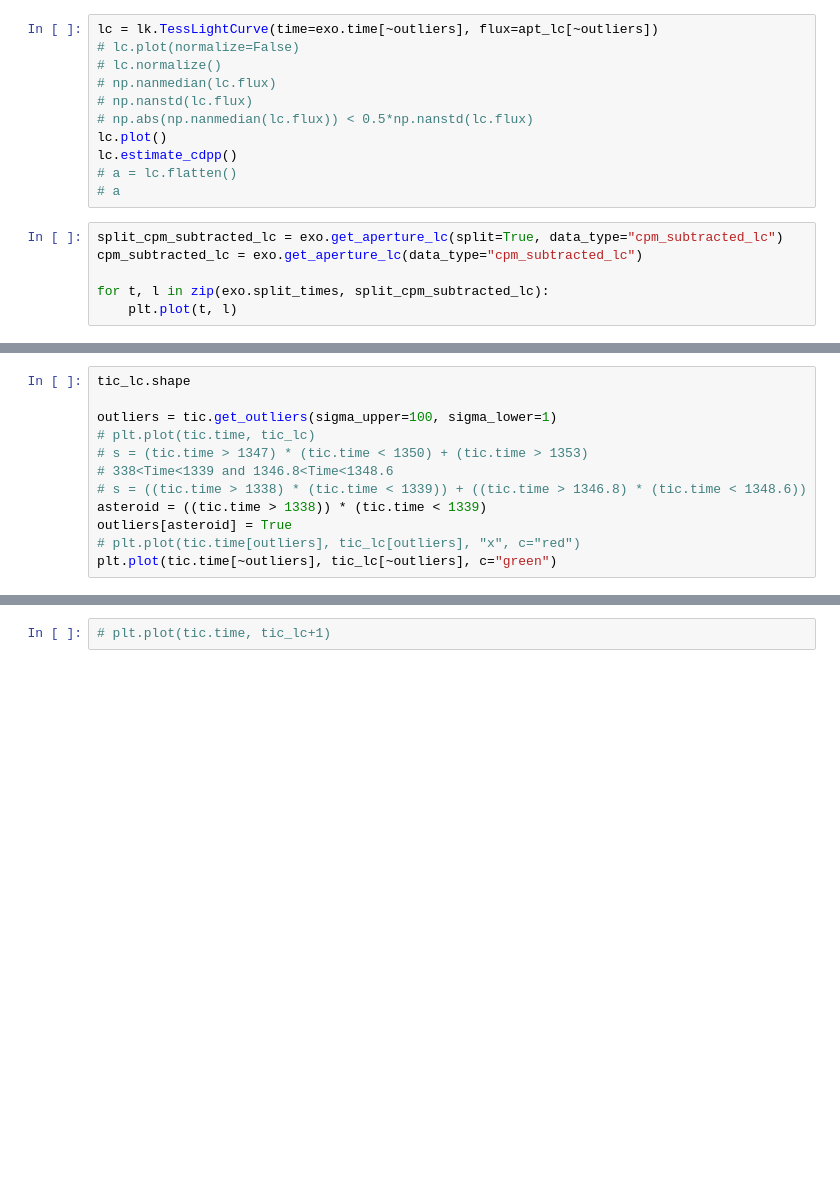
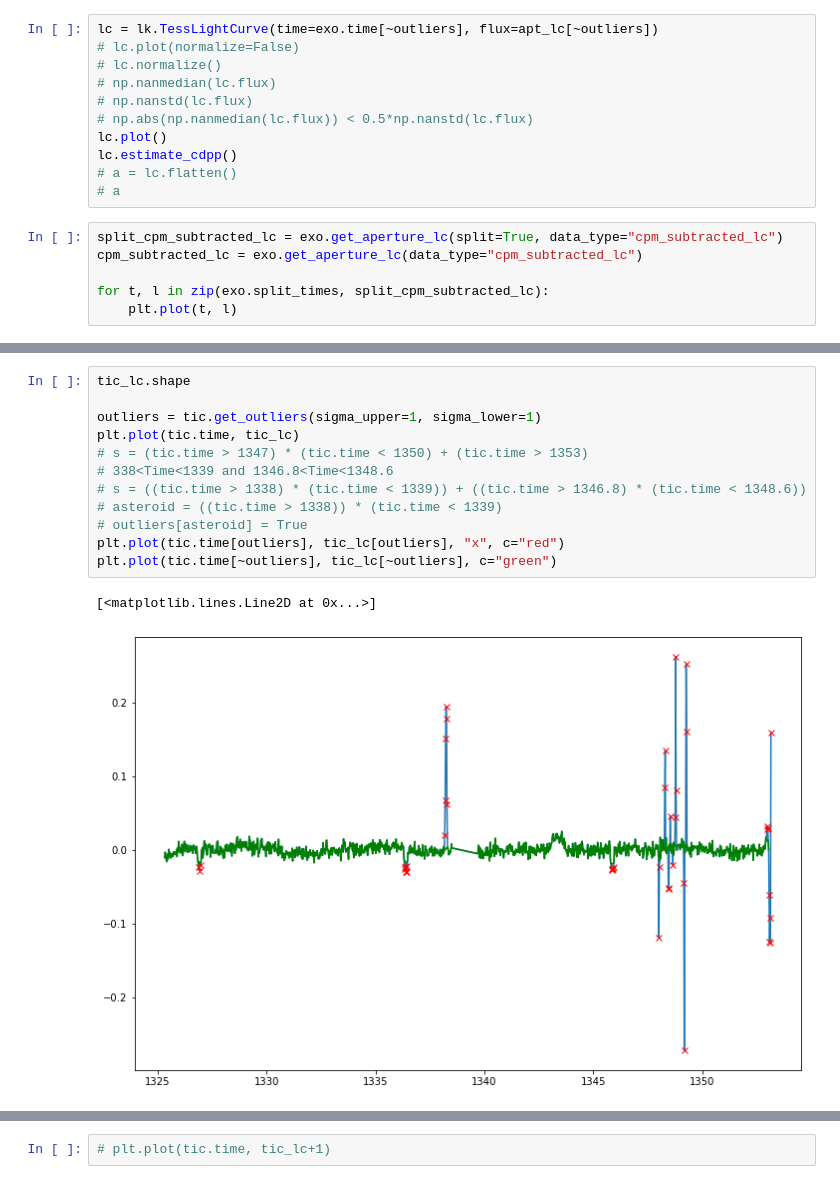
Before and after one commit to soichiro-hattori/unpopular, a Jupyter notebook: exoplanets.ipynb, the cells around one changed output, grey strips where cells are left out. Drawn from its saved outputs; the diff is of its cells as text; blank space fills up the shorter version.

```diff
--- a/exoplanets.ipynb
+++ b/exoplanets.ipynb
@@ -133,15 +165,18 @@ plt.plot(tic.time, tic_lc)
 # %%
 tic_lc.shape
 
-outliers = tic.get_outliers(sigma_upper=100, sigma_lower=1)
-# plt.plot(tic.time, tic_lc)
+outliers = tic.get_outliers(sigma_upper=1, sigma_lower=1)
+plt.plot(tic.time, tic_lc)
 # s = (tic.time > 1347) * (tic.time < 1350) + (tic.time > 1353)
 # 338<Time<1339 and 1346.8<Time<1348.6
 # s = ((tic.time > 1338) * (tic.time < 1339)) + ((tic.time > 1346.8) * (tic.time < 1348.6))
-asteroid = ((tic.time > 1338)) * (tic.time < 1339)
-outliers[asteroid] = True
-# plt.plot(tic.time[outliers], tic_lc[outliers], "x", c="red")
+# asteroid = ((tic.time > 1338)) * (tic.time < 1339)
+# outliers[asteroid] = True
+plt.plot(tic.time[outliers], tic_lc[outliers], "x", c="red")
 plt.plot(tic.time[~outliers], tic_lc[~outliers], c="green")
+# %% [output]
+[<matplotlib.lines.Line2D at 0x...>]
+[figure, added]
 # %%
 tic.holdout_fit_predict(k=50, mask=~outliers);
 # tic.plot_pix_by_pix("rescaled_cpm_subtracted_flux", split=True)
```
Also changed, not shown: parts of 14 cells of this notebook, 5 other files.
